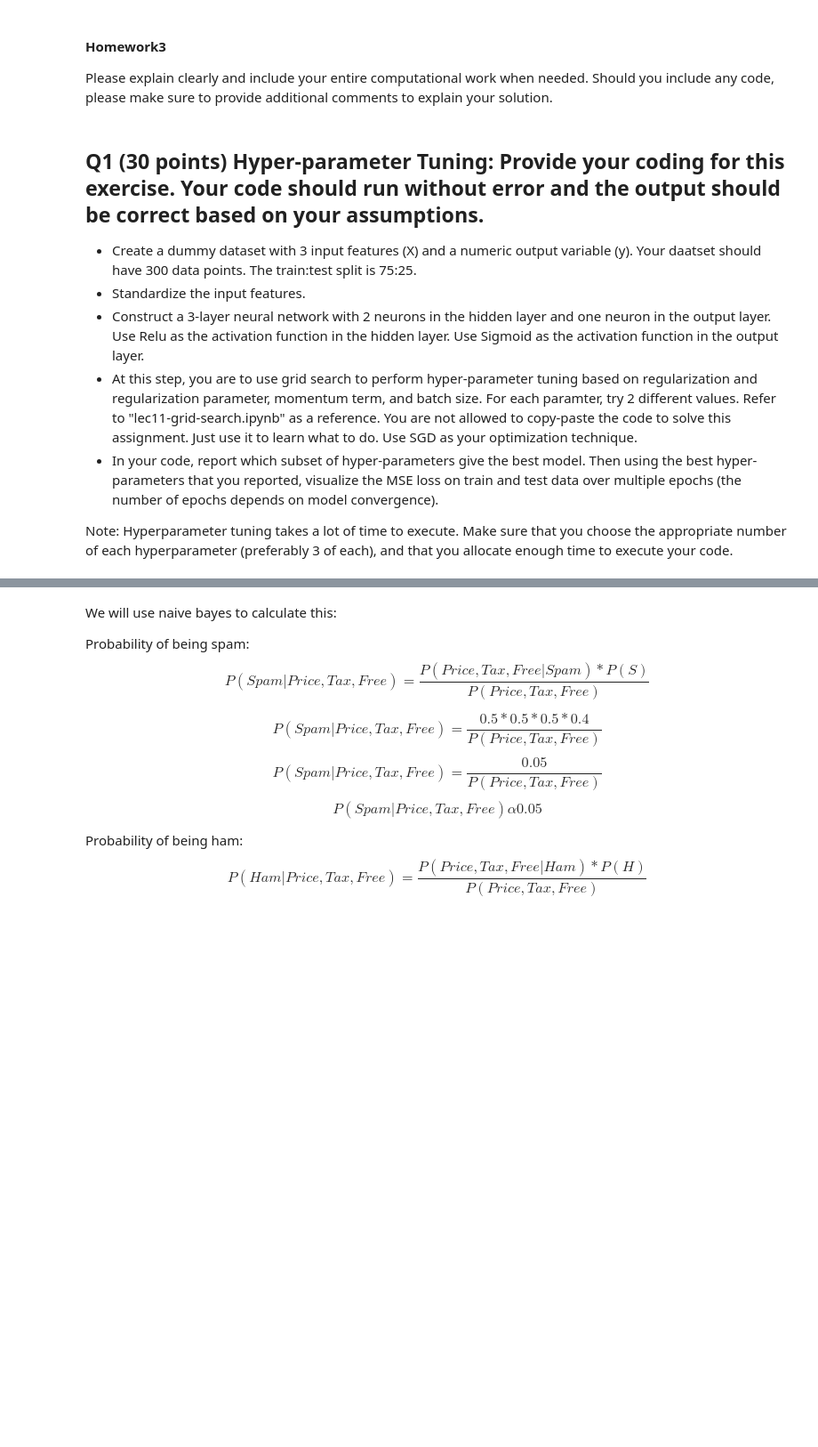
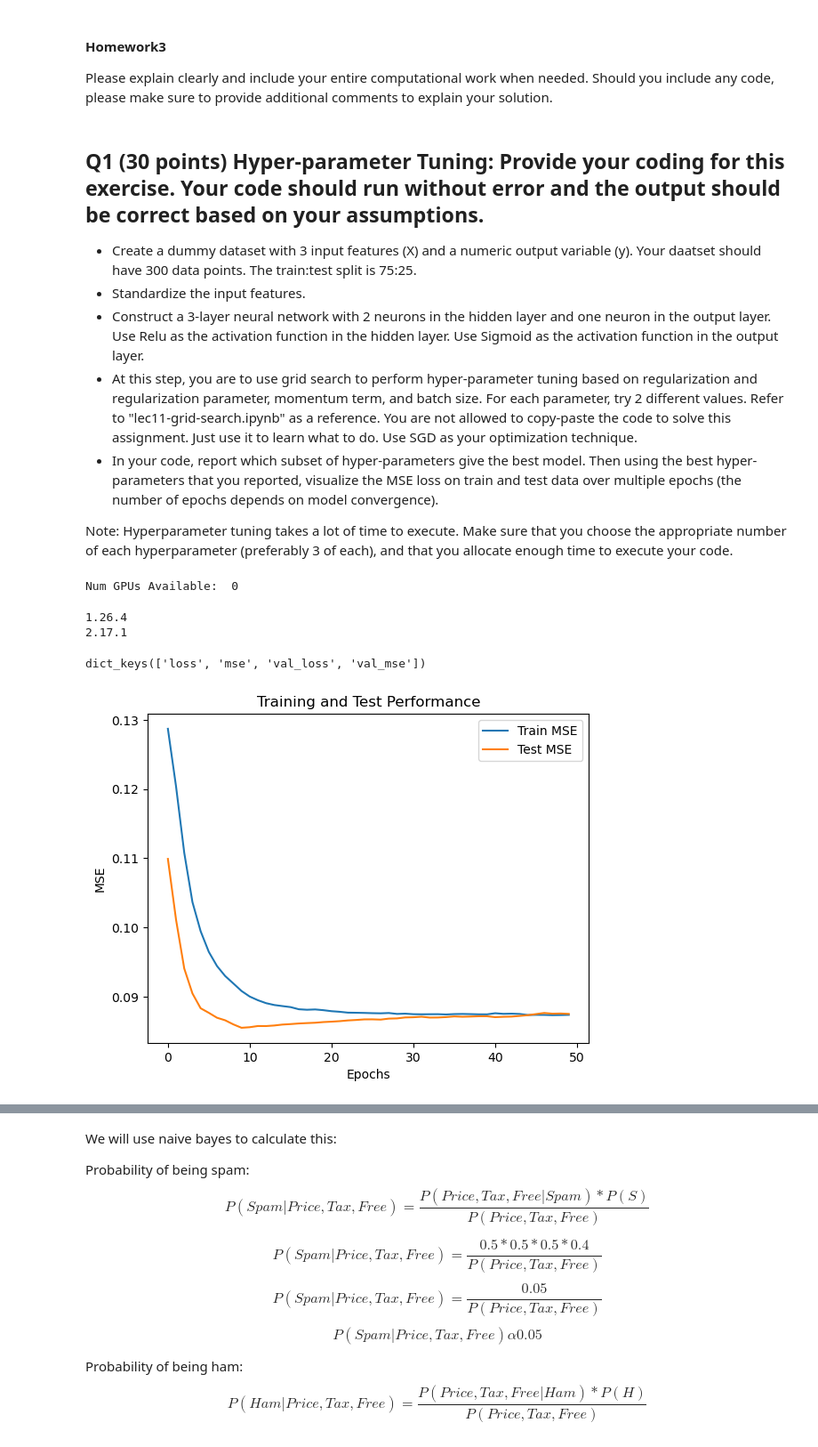
Before and after one commit to angelajmzhou/ecs-171, a Jupyter notebook: HW3.ipynb, the cells around one changed output, grey strips where cells are left out. Shown at 89% size. Saved outputs shown, nothing was run; the diff lists cells and outputs as text; code cells hidden in the pictures; blank space fills up the shorter version.

```diff
--- a/HW3.ipynb
+++ b/HW3.ipynb
@@ -7,10 +7,22 @@ Q1 (30 points) Hyper-parameter Tuning: Provide your coding for this exercise. Yo
 - Create a dummy dataset with 3 input features (X) and a numeric output variable (y). Your daatset should have 300 data points. The train:test split is 75:25.
 - Standardize the input features.
 - Construct a 3-layer neural network with 2 neurons in the hidden layer and one neuron in the output layer. Use Relu as the activation function in the hidden layer. Use Sigmoid as the activation function in the output layer.
-- At this step, you are to use grid search to perform hyper-parameter tuning based on regularization and regularization parameter, momentum term, and batch size. For each paramter, try 2 different values. Refer to "lec11-grid-search.ipynb" as a reference. You are not allowed to copy-paste the code to solve this assignment. Just use it to learn what to do. Use SGD as your optimization technique.
+- At this step, you are to use grid search to perform hyper-parameter tuning based on regularization and regularization parameter, momentum term, and batch size. For each parameter, try 2 different values. Refer to "lec11-grid-search.ipynb" as a reference. You are not allowed to copy-paste the code to solve this assignment. Just use it to learn what to do. Use SGD as your optimization technique.
 - In your code, report which subset of hyper-parameters give the best model. Then using the best hyper-parameters that you reported, visualize the MSE loss on train and test data over multiple epochs (the number of epochs depends on model convergence).
 
 Note: Hyperparameter tuning takes a lot of time to execute. Make sure that you choose the appropriate number of each hyperparameter (preferably 3 of each), and that you allocate enough time to execute your code.
+# %%
+import tensorflow as tf
+print("Num GPUs Available: ", len(tf.config.list_physical_devices('GPU')))
+# %% [output]
+Num GPUs Available:  0
+# %%
+import numpy as np
+print(np.__version__)
+print(tf.__version__)
+# %% [output]
+1.26.4
+2.17.1
 # %%
 import numpy as np
 import tensorflow as tf
@@ -20,12 +32,10 @@ from sklearn.metrics import mean_squared_error
 import matplotlib.pyplot as plt
 from itertools import product
 
-# Step 1: Create a dummy dataset
 np.random.seed(42)
 X = np.random.rand(300, 3)  # 300 data points with 3 features
 y = np.random.rand(300, 1)  # Numeric output variable
 
-# Split into train and test sets
 X_train, X_test, y_train, y_test = train_test_split(X, y, test_size=0.25, random_state=42)
 
 # Standardize the input features
@@ -43,20 +53,18 @@ def build_model(reg_param, momentum):
     model.compile(optimizer=optimizer, loss='mse', metrics=['mse'])
     return model
 
-# Step 3: Define hyperparameter grid
 reg_params = [0.01, 0.001]
 momentums = [0.8, 0.9]
 batch_sizes = [16, 32]
 
-# Step 4: Grid search for hyperparameter tuning
+# Grid search
 best_model = None
 best_params = None
 best_loss = float('inf')
 results = []
-
 for reg_param, momentum, batch_size in product(reg_params, momentums, batch_sizes):
-    # Build and train the model
     model = build_model(reg_param, momentum)
+    # Save the history object returned by model.fit
     history = model.fit(
         X_train, y_train,
         validation_data=(X_test, y_test),
@@ -71,23 +79,21 @@ for reg_param, momentum, batch_size in product(reg_params, momentums, batch_size
         best_loss = loss
         best_params = (reg_param, momentum, batch_size)
         best_model = model
-
-# Step 5: Report best hyperparameters and visualize training process
-reg_param, momentum, batch_size = best_params
-history = best_model.history.history
-
-# Plot the MSE loss over epochs
-plt.figure(figsize=(12, 6))
-plt.plot(history['mse'], label='Train MSE')
-plt.plot(history['val_mse'], label='Test MSE')
-plt.title(f"Training and Testing MSE (Best Params: reg_param={reg_param}, momentum={momentum}, batch_size={batch_size})")
-plt.xlabel('Epochs')
-plt.ylabel('MSE')
-plt.legend()
-plt.show()
-
-# Display the best parameters and loss
-best_params, best_loss
+        # Save the history of the best model
+        best_history = history
+# %%
+print(best_history.history.keys())
+print
+plt.plot(best_history.history['mse'], label='Train MSE')
+plt.plot(best_history.history['val_mse'], label='Test MSE')
+plt.xlabel('Epochs')
+plt.ylabel('MSE')
+plt.legend()
+plt.title('Training and Test Performance')
+plt.show()
+# %% [output]
+dict_keys(['loss', 'mse', 'val_loss', 'val_mse'])
+[figure, added]
 # %% [markdown]
 Q2- (30 points) Given the information below, use Naïve Bayes to determine whether File 6 belongs to class label "Spam" or "Ham" given its features. Answering following questions clearly and accurately. Provide your computational work.
 ---
```
